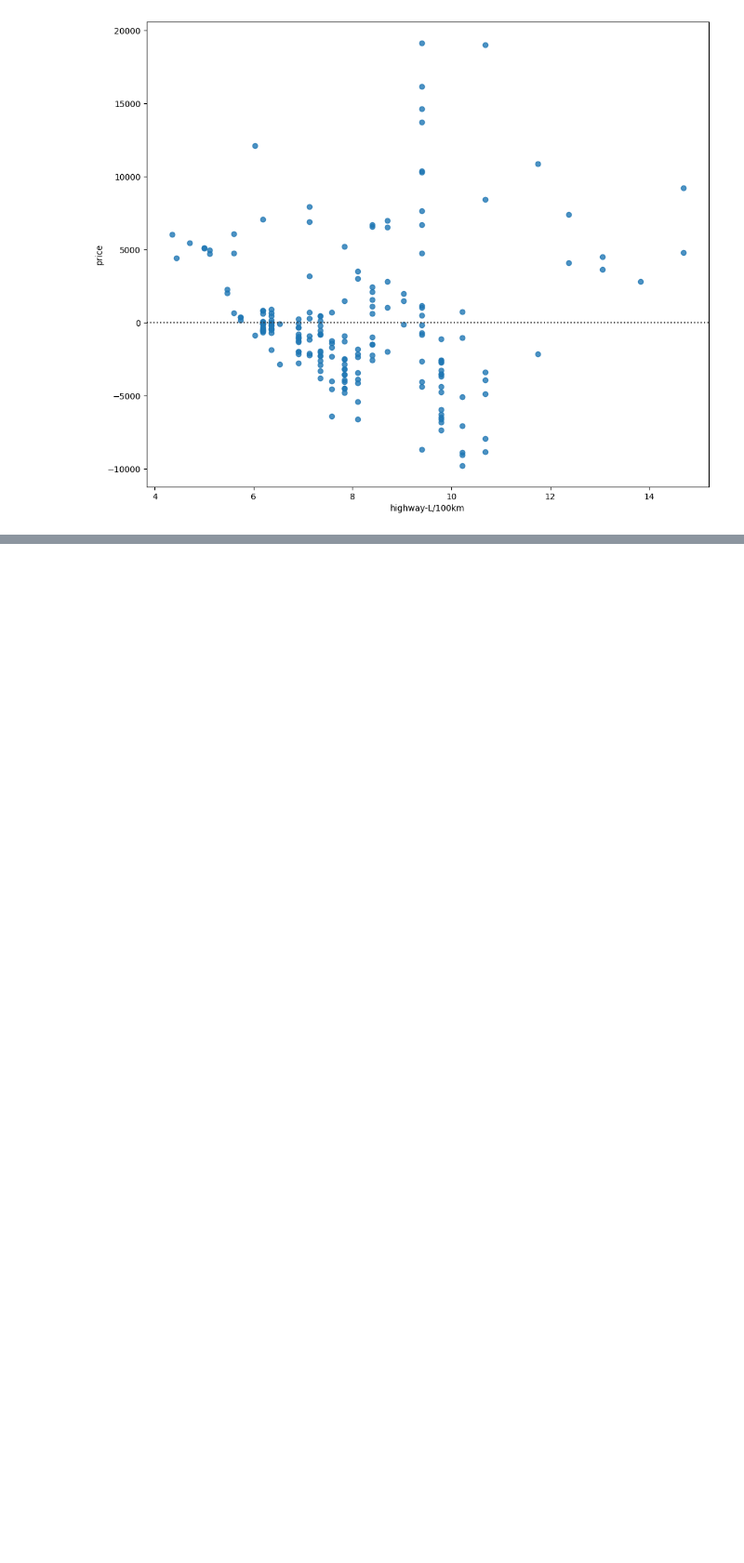
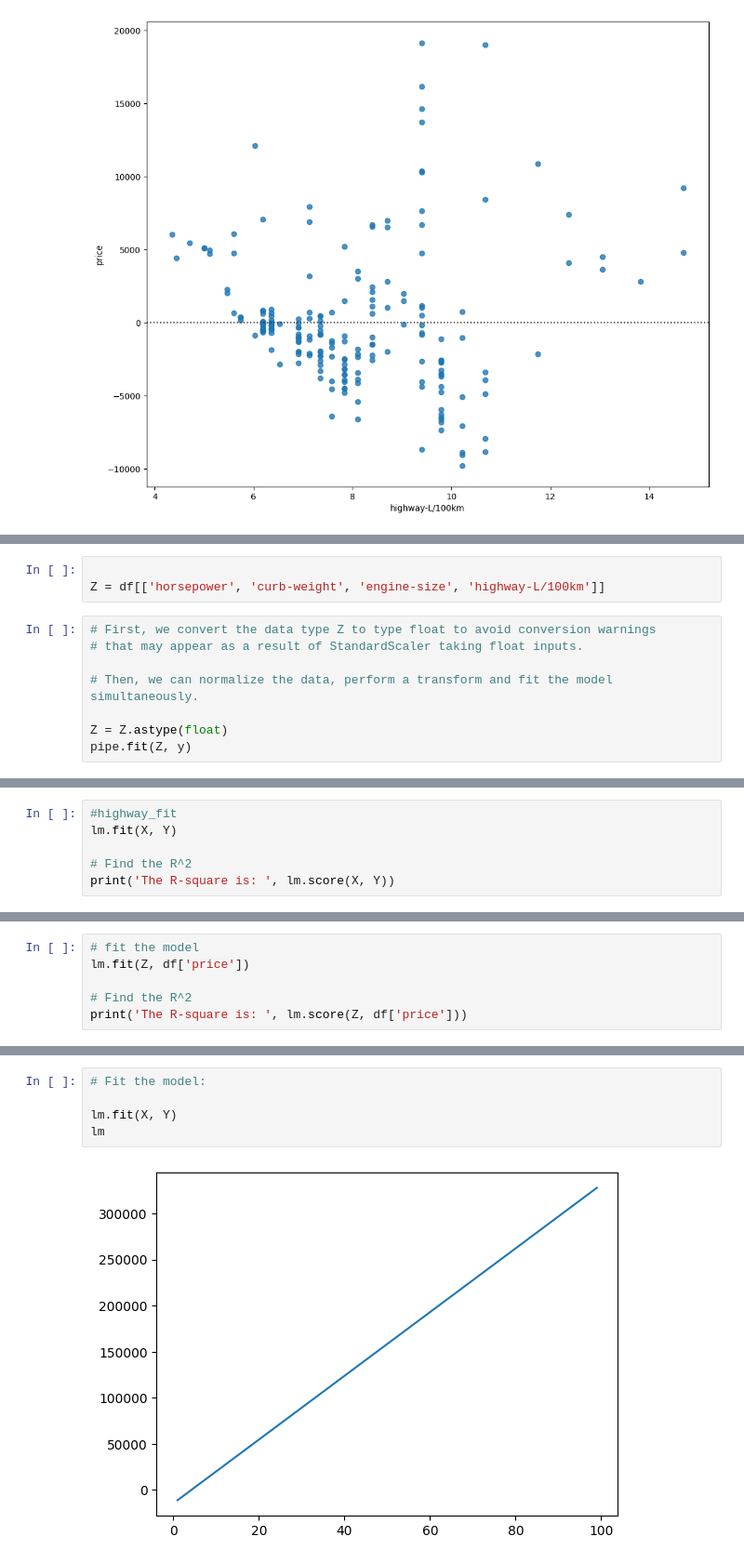
Before and after one commit to taisakamisarava/Auto_price_prediction, a Jupyter notebook: Autos.ipynb, the cells around one changed output, grey strips where cells are left out. Shown at 93% size. Drawn from its saved outputs; the diff is of its cells as text; blank space fills up the shorter version.

```diff
--- a/Autos.ipynb
+++ b/Autos.ipynb
@@ -984,0 +1062,11 @@ plt.show()
+# %%
+
+Z = df[['horsepower', 'curb-weight', 'engine-size', 'highway-L/100km']]
+# %%
+# First, we convert the data type Z to type float to avoid conversion warnings
+# that may appear as a result of StandardScaler taking float inputs.
+
+# Then, we can normalize the data, perform a transform and fit the model simultaneously.
+
+Z = Z.astype(float)
+pipe.fit(Z, y)
@@ -984,0 +1092,6 @@ plt.show()
+# %%
+#highway_fit
+lm.fit(X, Y)
+
+# Find the R^2
+print('The R-square is: ', lm.score(X, Y))
@@ -984,0 +1118,6 @@ plt.show()
+# %%
+# fit the model
+lm.fit(Z, df['price'])
+
+# Find the R^2
+print('The R-square is: ', lm.score(Z, df['price']))
@@ -984,0 +1170,7 @@ plt.show()
+# %%
+# Fit the model:
+
+lm.fit(X, Y)
+lm
+# %% [output]
+[figure, added]
```
Also changed, not shown: parts of 31 cells of this notebook.
